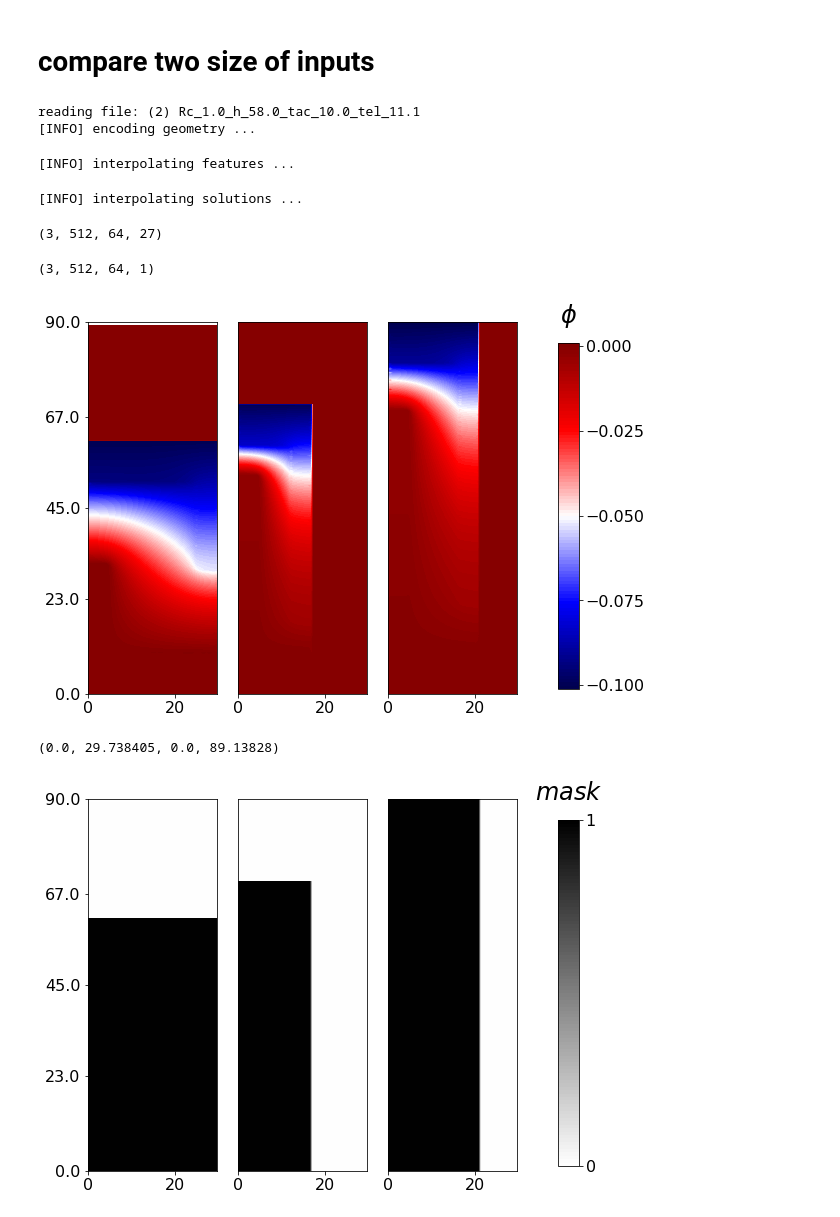
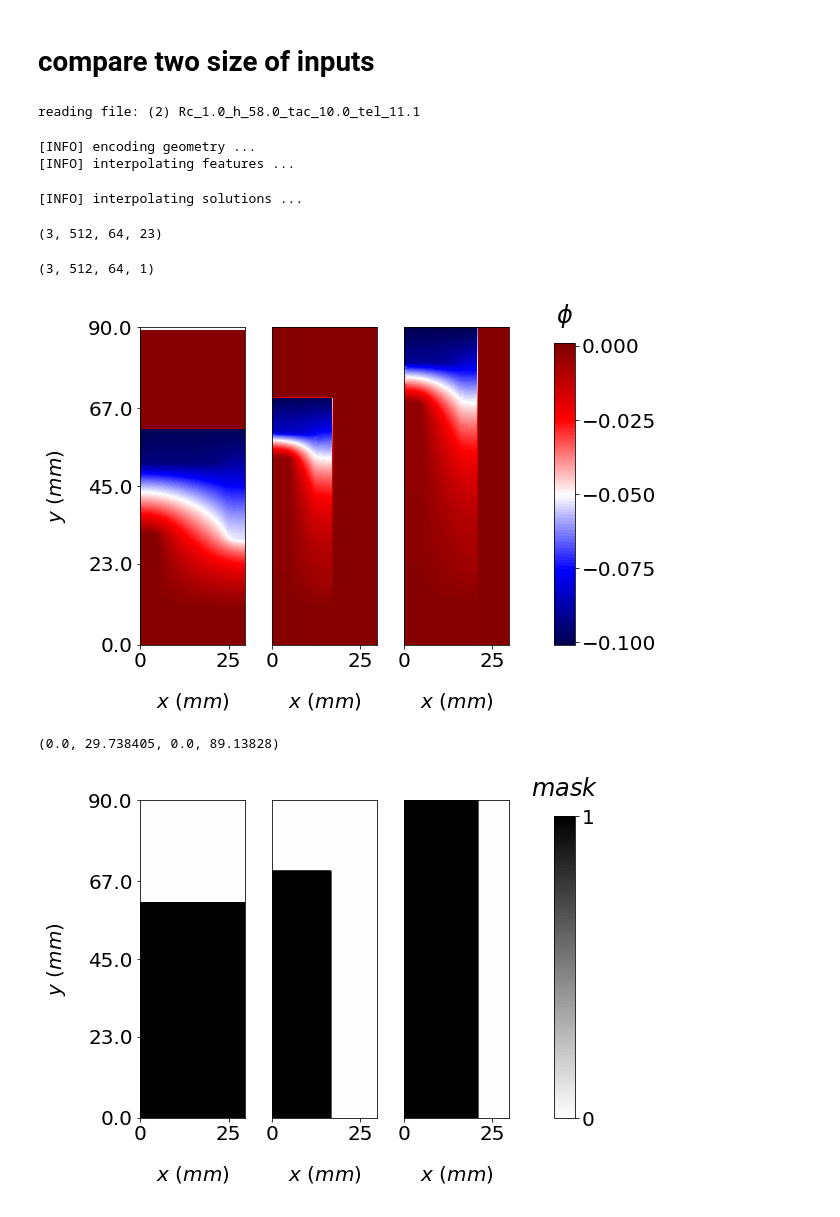
Before and after one commit to FGhavamian/cnn_battery, a Jupyter notebook: notebooks/plots_for_paper.ipynb, the cells around one changed output. Saved outputs shown, nothing was run; the diff lists cells and outputs as text; code cells hidden in the pictures.

```diff
--- a/notebooks/plots_for_paper.ipynb
+++ b/notebooks/plots_for_paper.ipynb
@@ -72,16 +78,22 @@ for idx, ax in enumerate(axs):
         cbar_ax.set_xlabel('$\mathbf{e}_r$', rotation=0, labelpad=20, fontsize=32)
         cbar_ax.xaxis.set_label_position('top')
 
-        plt.colorbar(im, cax=cbar_ax, ticks=[0, 0.5, 1.0], boundaries=np.linspace(0, 1))
+        fig.colorbar(im, cax=cbar_ax, ticks=[0, 0.5, 1.0], boundaries=np.linspace(0, 1))
 
+    ax.set_ylabel('$y~(mm)$', rotation=90, labelpad=20)
+    ax.set_xlabel('$x~(mm)$', rotation=0, labelpad=20)
 
     if idx in range(5):
         ax.set_xticklabels([])
         ax.set_xticks([])
+        ax.set_xlabel('')
 
     if (idx in range(1, 5)) or (idx in range(6, 11)):
         ax.set_yticklabels([])
         ax.set_yticks([])
+        ax.set_ylabel('')
 
 plt.tight_layout(pad = 1);
+
+fig.savefig('./boundary.pdf', fomat='pdf', bbox_inches='tight')
 # %% [output]
@@ -98,10 +110,13 @@ for idx, ax in enumerate(axs):
     # im = ax.imshow(pp.x[0, :, :, surface_idx[idx]], extent=[0, 16, 0, 46], vmin=0, vmax=1, cmap='gray_r')
     ax.set_xticks([0, 10])
 
+    ax.set_ylabel('$y~(mm)$', rotation=90, labelpad=20)
+    ax.set_xlabel('$x~(mm)$', rotation=0, labelpad=20)
+
     if idx == 2:
         # divider = make_axes_locatable(ax)
         # cax = divider.append_axes("right", size="10%", pad=0.2)
-        cbar_ax = fig.add_axes([1, 0.1, 0.04, 0.8])
+        cbar_ax = fig.add_axes([1.05, 0.2, 0.04, 0.75])
         cbar_ax.set_xlabel('$\mathbf{e}_d$', rotation=0, labelpad=20, fontsize=24)
         cbar_ax.xaxis.set_label_position('top')
 
@@ -110,8 +125,11 @@ for idx, ax in enumerate(axs):
     if (idx == 1) or (idx == 2):
         ax.set_yticklabels([])
         ax.set_yticks([])
+        ax.set_ylabel('')
 
 plt.tight_layout(pad=1);
+
+fig.savefig('./domain.pdf', fomat='pdf', bbox_inches='tight')
 # %% [output]
 (5582,) (5582, 2)
 (5582,) (5582, 2)
@@ -127,6 +145,9 @@ for idx, ax in enumerate(axs):
     im = ax.tricontourf(triangulation, field, vmin=0, vmax=1, extent=[0, 16, 0, 46], cmap='gray_r');
 
     # im = ax.imshow(pp.x[0, :, :, edge_idx[idx]], extent=[0, 16, 0, 46], cmap='gray_r', vmin=0, vmax=1)
+
+    ax.set_ylabel('$y~(mm)$', rotation=90, labelpad=20)
+    ax.set_xlabel('$x~(mm)$', rotation=0, labelpad=20)
 
     if (idx == 5) or (idx == 11):
         divider = make_axes_locatable(ax)
@@ -140,10 +161,14 @@ for idx, ax in enumerate(axs):
     if idx in range(5):
         ax.set_xticklabels([])
         ax.set_xticks([])
+        ax.set_xlabel('')
 
     if (idx in range(1, 5)) or (idx in range(6, 11)):
         ax.set_yticklabels([])
         ax.set_yticks([])
+        ax.set_ylabel('')
 
 plt.tight_layout(pad=1);
+
+fig.savefig('./edge.pdf', fomat='pdf', bbox_inches='tight')
 # %% [output]
@@ -284,25 +330,25 @@ case_names = [
 ]
 
 
-path_mesh = {c: os.path.join('..', 'data', 'raw', 'ex2', 'mesh', c + '.mesh') for c in case_names}
-path_vtu = {c: os.path.join('..', 'data', 'raw', 'ex2', 'vtu', c + '.vtu') for c in case_names}
+path_mesh = {c: os.path.join('..', 'data', 'raw', 'mesh', c + '.mesh') for c in case_names}
+path_vtu = {c: os.path.join('..', 'data', 'raw', 'vtu', c + '.vtu') for c in case_names}
 
 features = ['boundary', 'surface', 'edge']
 
-pp = PreprocessBatch(is_train=True, path_output=(os.path.join('.', )), feature_name=features, grid_size=10)
+pp = PreprocessBatch(is_train=True, path_output=(os.path.join('.', )), feature_name=features, grid_dim=(512, 64))
 
 pp.populate(case_names, path_mesh, path_vtu)
 
 pp.compile(do_standardize=False)
 # %% [output]
 reading file: (2) Rc_1.0_h_58.0_tac_10.0_tel_11.1
-[INFO] encoding geometry ...
+[INFO] encoding geometry ...
 [INFO] interpolating features ...
 [INFO] interpolating solutions ...
 # %%
 pp.x.shape
 # %% [output]
-(3, 512, 64, 27)
+(3, 512, 64, 23)
 # %%
 pp.mask.shape
 # %% [output]
@@ -315,36 +361,41 @@ fidx = -6
 
 fig, axs = plt.subplots(1, 3, figsize=(7, 6))
 
 vmin = pp.y[0, :, :, fidx].min()
 vmax = pp.y[0, :, :, fidx].max()
 
 im1 = plot_grid_value(x_grid, y_grid, pp.y[0, :, :, fidx], axs[0], cmap='seismic')
 im2 = plot_grid_value(x_grid, y_grid, pp.y[1, :, :, fidx], axs[1], cmap='seismic')
 im2 = plot_grid_value(x_grid, y_grid, pp.y[2, :, :, fidx], axs[2], cmap='seismic')
 
 
 axs[0].set_yticklabels([np.ceil(v) for v in np.linspace(0, y_grid.max(), 5)])
 axs[0].set_yticks([np.ceil(v) for v in np.linspace(0, y_grid.max(), 5)])
+axs[0].set_ylabel('$y~(mm)$', rotation=90, labelpad=20)
+axs[0].set_xlabel('$x~(mm)$', rotation=0, labelpad=20)
 
 axs[1].set_yticklabels([])
 axs[1].set_yticks([])
+axs[1].set_xlabel('$x~(mm)$', rotation=0, labelpad=20)
 
 axs[2].set_yticklabels([])
 axs[2].set_yticks([])
+axs[2].set_xlabel('$x~(mm)$', rotation=0, labelpad=20)
 
 
-
-cbar_ax = fig.add_axes([1.05, 0.1, 0.04, 0.8])
+cbar_ax = fig.add_axes([1.05, 0.2, 0.04, 0.7])
 cbar_ax.set_xlabel('$\\phi$', rotation=0, labelpad=20, fontsize=24)
 cbar_ax.xaxis.set_label_position('top')
 
 ticks = [v for v in np.linspace(vmin, vmax, 5)]
 
 plt.colorbar(im1, cax=cbar_ax, ticks=ticks)
 
 plt.tight_layout(pad=1)
+
+fig.savefig('./stack_sol.pdf', fomat='pdf', bbox_inches='tight')
 # %% [output]
-[figure, old version]
+[figure, new version]
 # %%
 x_grid.min(), x_grid.max(), y_grid.min(), y_grid.max()
 # %% [output]
@@ -359,16 +410,19 @@ im3 = plot_grid_value(x_grid, y_grid, pp.mask[2, :, :, 0].astype(int), axs[2], v
 
 axs[0].set_yticklabels([np.ceil(v) for v in np.linspace(0, y_grid.max(), 5)])
 axs[0].set_yticks([np.ceil(v) for v in np.linspace(0, y_grid.max(), 5)])
+axs[0].set_ylabel('$y~(mm)$', rotation=90, labelpad=20)
+axs[0].set_xlabel('$x~(mm)$', rotation=0, labelpad=20)
 
 axs[1].set_yticklabels([])
 axs[1].set_yticks([])
+axs[1].set_xlabel('$x~(mm)$', rotation=0, labelpad=20)
 
 axs[2].set_yticklabels([])
 axs[2].set_yticks([])
+axs[2].set_xlabel('$x~(mm)$', rotation=0, labelpad=20)
 
 
-
-cbar_ax = fig.add_axes([1.05, 0.1, 0.04, 0.8])
+cbar_ax = fig.add_axes([1.05, 0.2, 0.04, 0.7])
 cbar_ax.set_xlabel('$mask$', rotation=0, labelpad=20, fontsize=24)
 cbar_ax.xaxis.set_label_position('top')
 
@@ -377,5 +431,7 @@ ticks = [0, 1]
 plt.colorbar(im1, cax=cbar_ax, ticks=ticks)
 
 plt.tight_layout(pad=1)
+
+fig.savefig('./stack_mask.pdf', fomat='pdf', bbox_inches='tight')
 # %% [output]
-[figure, old version]
+[figure, new version]
```
Also changed, not shown: parts of 18 cells of this notebook, 22 other files.
